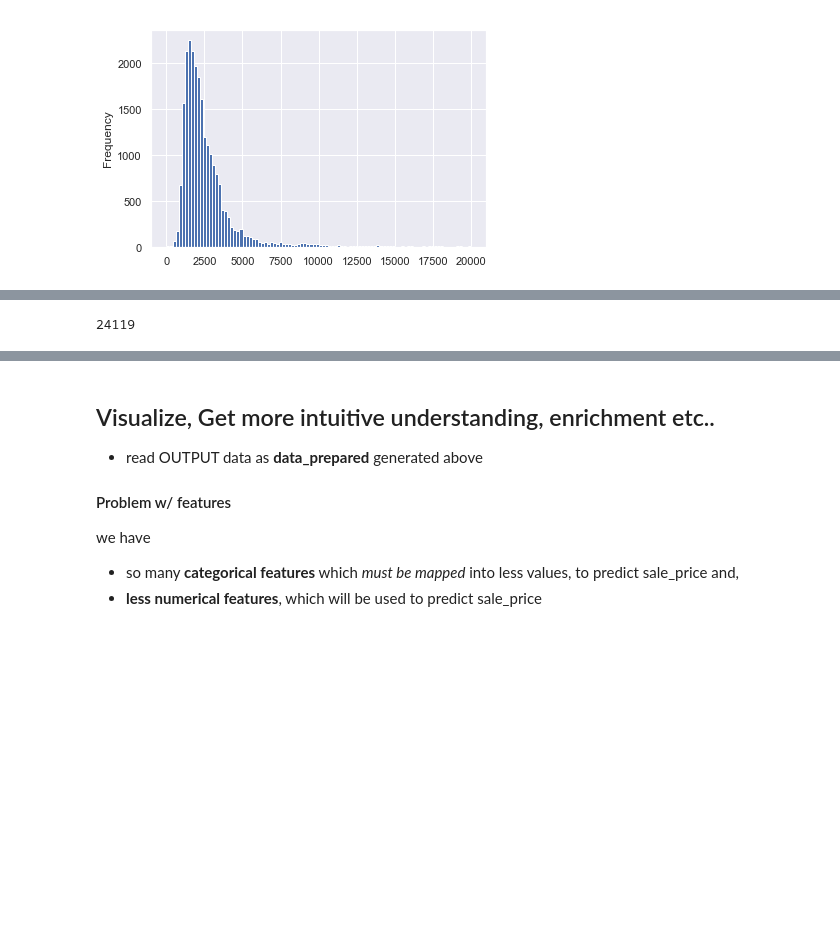
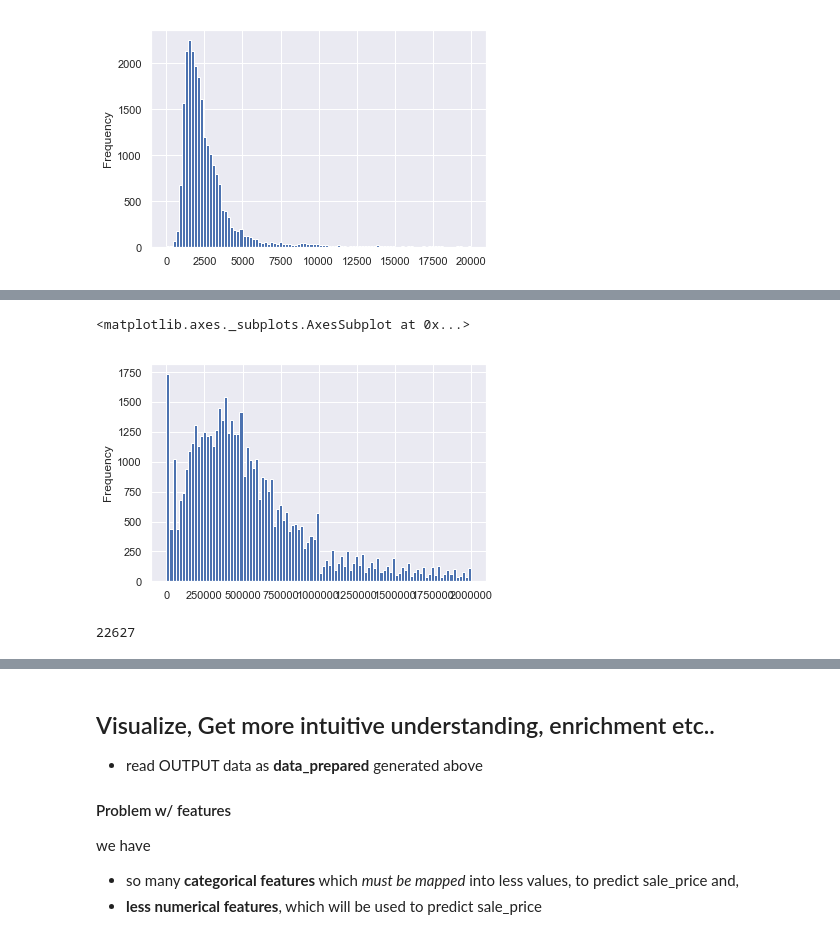
Before and after one commit to tansudasli/analytics-sandbox, a Jupyter notebook: real_estate_of_nyc_EDA.ipynb, the cells around one changed output, grey strips where cells are left out. Drawn from its saved outputs; the diff is of its cells as text; code cells hidden in the pictures; blank space fills up the shorter version.

Commit message:
outlier elimination

```diff
--- a/real_estate_of_nyc_EDA.ipynb
+++ b/real_estate_of_nyc_EDA.ipynb
@@ -574,3 +575,19 @@ z.gross_square_feet.plot.hist(bins=100)
 # %% [output]
 <matplotlib.axes._subplots.AxesSubplot at 0x...>
 [figure]
+# %%
+x = outliers[outliers.sale_price == 0]
+
+y = outliers[outliers.sale_price <= 200000000]
+
+z = outliers[outliers.sale_price <= 25000000]
+k = outliers[outliers.sale_price <= 2500000]  # still covers most of the rows :)
+
+m = outliers[outliers.sale_price <= 2000000]  # still covers most of the rows :)
+
+len(x), len(y), len(z), len(k), len(m), outliers.sale_price.plot()
+
+# data contains >0 sale_price, but it seems we also elimine under some values?
+
+# over sale_price>2M usd seems outliers !
+# or we may also create a category column depending sales_price (< 1M, ..., >200M and <500M, >500M, >900M ...)
@@ -577,8 +602,15 @@ z.gross_square_feet.plot.hist(bins=100)
+# %%
+m.sale_price.plot.hist(bins=100)
+# %% [output]
+<matplotlib.axes._subplots.AxesSubplot at 0x...>
+[figure, added]
 # %%
 data_cleaned = data_prepared
 
 data_cleaned = data_cleaned[(data_cleaned.gross_square_feet > 0) & (data_cleaned.gross_square_feet <= 20000)]
 
+data_cleaned = data_cleaned[(data_cleaned.sale_price < 2000000)]
+
 len(data_cleaned)
 # %% [output]
-24119
+22627
```
Also changed, not shown: parts of 5 cells of this notebook.
